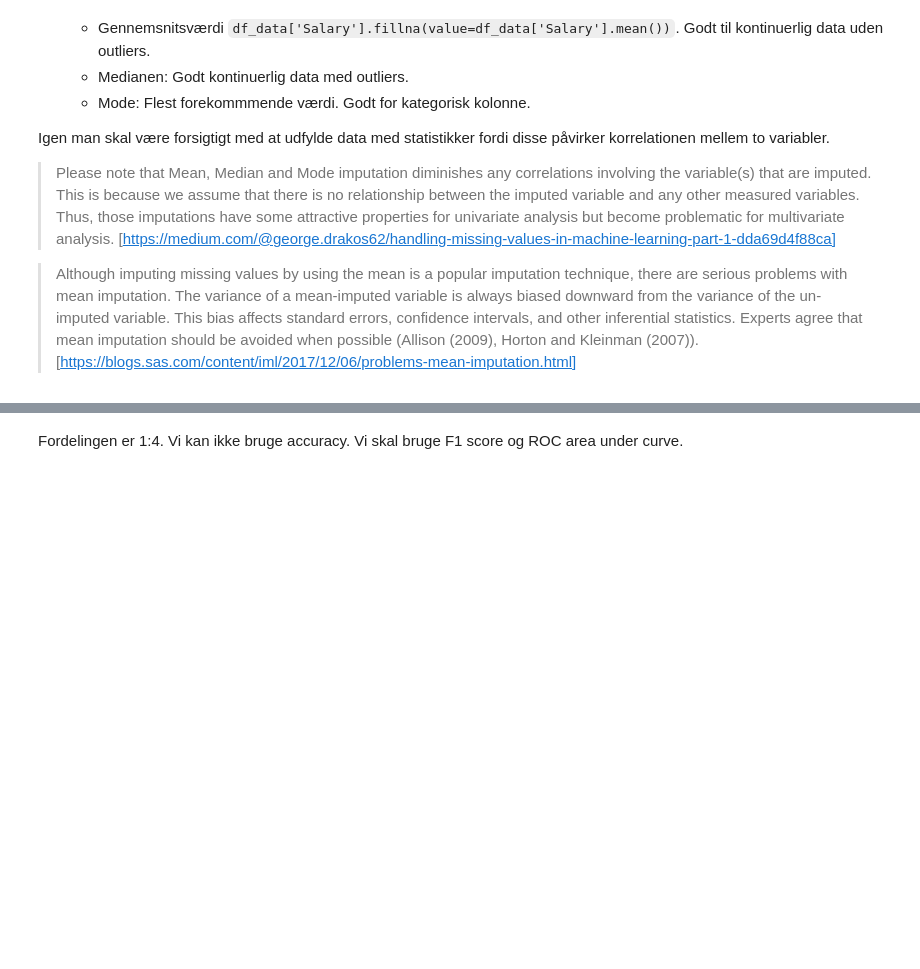
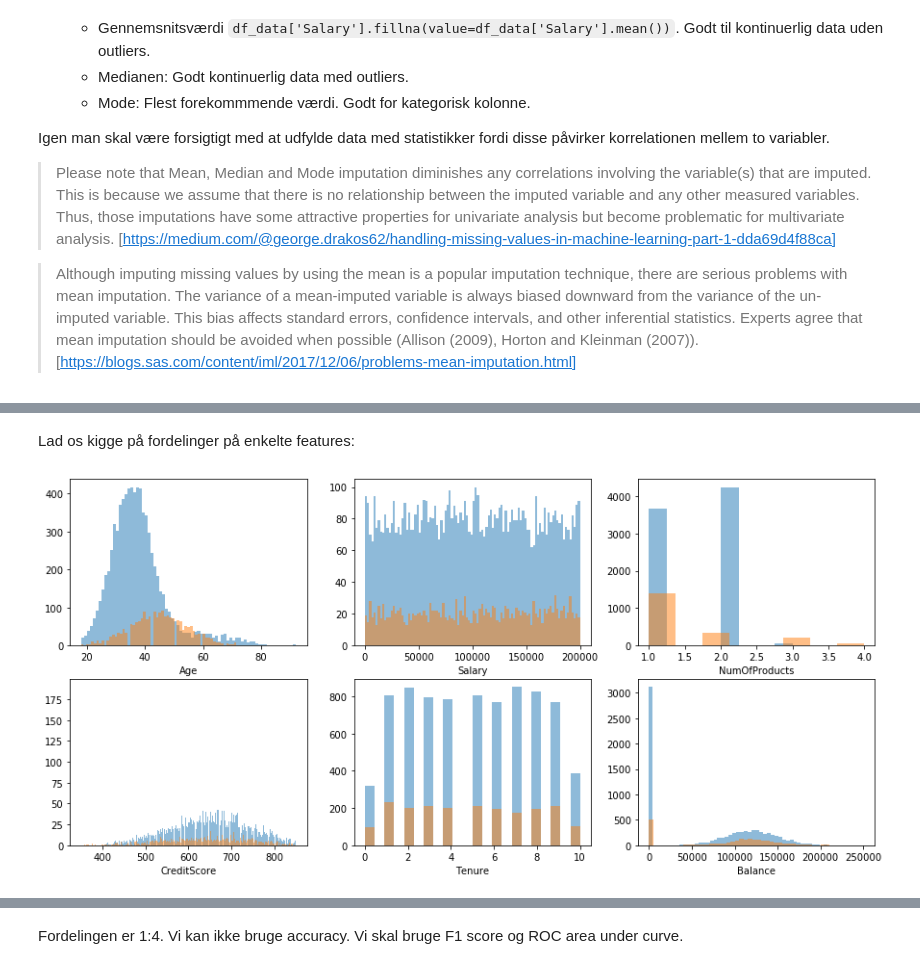
Before and after one commit to sheikhomar/lunch, a Jupyter notebook: analysis.ipynb, the cells around one changed output, grey strips where cells are left out. Saved outputs shown, nothing was run; the diff lists cells and outputs as text; code cells hidden in the pictures; blank space fills up the shorter version.

```diff
--- a/analysis.ipynb
+++ b/analysis.ipynb
@@ -134,7 +207,0 @@ Lad os kigge på de andre kontinuerte features:
-# %%
-fig, ax = plt.subplots(2,3, figsize=(15,7))
-for i in range(2):
-    for j in range(3):
-        feature = continuous_features[i*3+j]
-        sns.distplot(df_data[feature], ax=ax[i][j])
-        ax[i][j].set_yticklabels([])
@@ -159,11 +207,0 @@ Lad os sammenligne fordelinger mellem kunder og ikke-kunder:
-# %%
-fig, ax = plt.subplots(2,3, figsize=(15,7))
-bins = { 'CreditScore': 50, 'Age': 30, 'Tenure': 22, 'Balance': 20, 'NumOfProducts': 8, 'Salary': 100 }
-for i in range(2):
-    for j in range(3):
-        feature = continuous_features[i*3+j]
-        df_unchurned = df_data[df_data['Churned'] == 0][feature]
-        df_churned = df_data[df_data['Churned'] == 1][feature]
-        ax[i][j].hist(df_unchurned, label='Kunde', alpha=0.5, bins=bins[feature])
-        ax[i][j].hist(df_churned, label='Forladt', alpha=0.5, bins=bins[feature])
-        ax[i][j].set_xlabel(feature)
@@ -227,4 +207,0 @@ plot_histogram('Tenure', annotate=True)
-# %%
-fig, ax = plt.subplots(1, 2, figsize=(12, 4))
-for i, feature in enumerate(categorical_features):
-    plot_histogram(feature, ax=ax[i], annotate=True)
@@ -244,4 +207,0 @@ Tanker:
-# %%
-fig, ax = plt.subplots(1, 2, figsize=(12, 4))
-for i, feature in enumerate(boolean_features):
-    plot_histogram(feature, ax=ax[i], annotate=True)
@@ -284,0 +216,15 @@ plot_target_histogram()
+# %% [markdown]
+Lad os kigge på fordelinger på enkelte features:
+# %%
+fig, ax = plt.subplots(2,3, figsize=(15,7))
+bins = {
+    'CreditScore': df_data['CreditScore'].max() - df_data['CreditScore'].min(),
+    'Age': df_data['Age'].max() - df_data['Age'].min(),
+    'Tenure': 22, 'Balance': 50, 'NumOfProducts': 8, 'Salary': 100 }
+
+for i in range(2):
+    for j in range(3):
+        feature = list(continuous_features)[i*3+j]
+        plot_dual_histogram(df_data, feature, bins=bins[feature], ax=ax[i][j])
+# %% [output]
+[figure, added]
```
Also changed, not shown: parts of 113 cells of this notebook.
